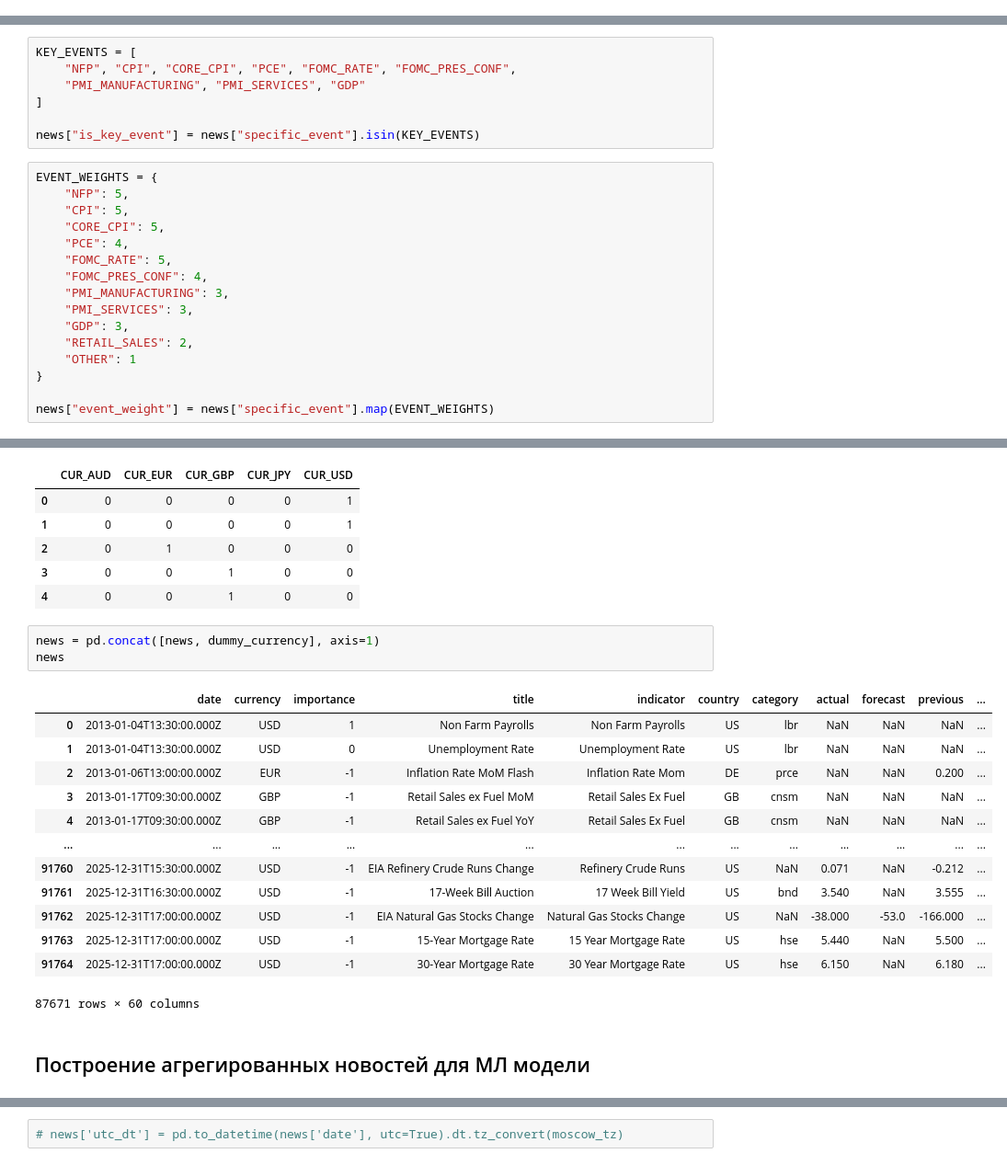
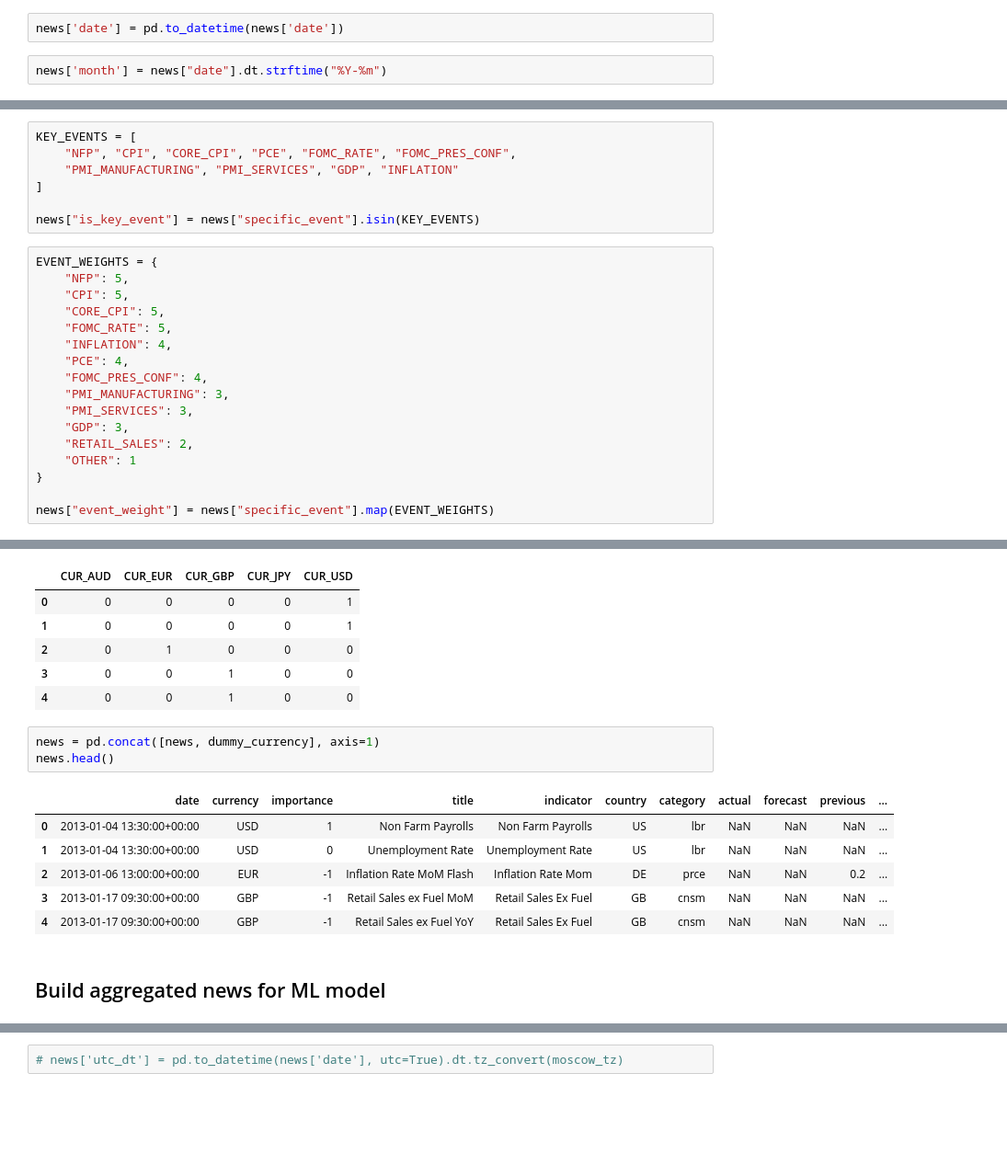
Before and after one commit to ppetrushenkov/fx_news_bot, a Jupyter notebook: notebooks/train_model_pipeline_nb.ipynb, the cells around one changed output, grey strips where cells are left out. Shown at 92% size. Cells and saved outputs as stored; diff of their text form; blank space fills up the shorter version.

```diff
--- a/notebooks/train_model_pipeline_nb.ipynb
+++ b/notebooks/train_model_pipeline_nb.ipynb
@@ -723,4 +874,8 @@ news.head()
 | 2 | 2013-01-06T13:00:00.000Z | EUR | -1 | Inflation Rate MoM Flash | Inflation Rate Mom | DE | prce | NaN | NaN | 0.2 | ... |
 | 3 | 2013-01-17T09:30:00.000Z | GBP | -1 | Retail Sales ex Fuel MoM | Retail Sales Ex Fuel | GB | cnsm | NaN | NaN | NaN | ... |
 | 4 | 2013-01-17T09:30:00.000Z | GBP | -1 | Retail Sales ex Fuel YoY | Retail Sales Ex Fuel | GB | cnsm | NaN | NaN | NaN | ... |
+# %%
+news['date'] = pd.to_datetime(news['date'])
+# %%
+news['month'] = news["date"].dt.strftime("%Y-%m")
 # %% [markdown]
@@ -728,7 +883,7 @@ news.head()
 # %%
 KEY_EVENTS = [
     "NFP", "CPI", "CORE_CPI", "PCE", "FOMC_RATE", "FOMC_PRES_CONF",
-    "PMI_MANUFACTURING", "PMI_SERVICES", "GDP"
+    "PMI_MANUFACTURING", "PMI_SERVICES", "GDP", "INFLATION"
 ]
 
 news["is_key_event"] = news["specific_event"].isin(KEY_EVENTS)
@@ -737,8 +892,9 @@ EVENT_WEIGHTS = {
     "NFP": 5,
     "CPI": 5,
     "CORE_CPI": 5,
+    "FOMC_RATE": 5,
+    "INFLATION": 4,
     "PCE": 4,
-    "FOMC_RATE": 5,
     "FOMC_PRES_CONF": 4,
     "PMI_MANUFACTURING": 3,
     "PMI_SERVICES": 3,
@@ -773,23 +929,16 @@ dummy_currency.head()
 | 4 | 0 | 0 | 1 | 0 | 0 |
 # %%
 news = pd.concat([news, dummy_currency], axis=1)
-news
+news.head()
 # %% [output]
 |  | date | currency | importance | title | indicator | country | category | actual | forecast | previous | ... |
-| 0 | 2013-01-04T13:30:00.000Z | USD | 1 | Non Farm Payrolls | Non Farm Payrolls | US | lbr | NaN | NaN | NaN | ... |
-| 1 | 2013-01-04T13:30:00.000Z | USD | 0 | Unemployment Rate | Unemployment Rate | US | lbr | NaN | NaN | NaN | ... |
-| 2 | 2013-01-06T13:00:00.000Z | EUR | -1 | Inflation Rate MoM Flash | Inflation Rate Mom | DE | prce | NaN | NaN | 0.200 | ... |
-| 3 | 2013-01-17T09:30:00.000Z | GBP | -1 | Retail Sales ex Fuel MoM | Retail Sales Ex Fuel | GB | cnsm | NaN | NaN | NaN | ... |
-| 4 | 2013-01-17T09:30:00.000Z | GBP | -1 | Retail Sales ex Fuel YoY | Retail Sales Ex Fuel | GB | cnsm | NaN | NaN | NaN | ... |
-| ... | ... | ... | ... | ... | ... | ... | ... | ... | ... | ... | ... |
-| 91760 | 2025-12-31T15:30:00.000Z | USD | -1 | EIA Refinery Crude Runs Change | Refinery Crude Runs | US | NaN | 0.071 | NaN | -0.212 | ... |
-| 91761 | 2025-12-31T16:30:00.000Z | USD | -1 | 17-Week Bill Auction | 17 Week Bill Yield | US | bnd | 3.540 | NaN | 3.555 | ... |
-| 91762 | 2025-12-31T17:00:00.000Z | USD | -1 | EIA Natural Gas Stocks Change | Natural Gas Stocks Change | US | NaN | -38.000 | -53.0 | -166.000 | ... |
-| 91763 | 2025-12-31T17:00:00.000Z | USD | -1 | 15-Year Mortgage Rate | 15 Year Mortgage Rate | US | hse | 5.440 | NaN | 5.500 | ... |
-| 91764 | 2025-12-31T17:00:00.000Z | USD | -1 | 30-Year Mortgage Rate | 30 Year Mortgage Rate | US | hse | 6.150 | NaN | 6.180 | ... |
+| 0 | 2013-01-04 13:30:00+00:00 | USD | 1 | Non Farm Payrolls | Non Farm Payrolls | US | lbr | NaN | NaN | NaN | ... |
+| 1 | 2013-01-04 13:30:00+00:00 | USD | 0 | Unemployment Rate | Unemployment Rate | US | lbr | NaN | NaN | NaN | ... |
+| 2 | 2013-01-06 13:00:00+00:00 | EUR | -1 | Inflation Rate MoM Flash | Inflation Rate Mom | DE | prce | NaN | NaN | 0.2 | ... |
+| 3 | 2013-01-17 09:30:00+00:00 | GBP | -1 | Retail Sales ex Fuel MoM | Retail Sales Ex Fuel | GB | cnsm | NaN | NaN | NaN | ... |
+| 4 | 2013-01-17 09:30:00+00:00 | GBP | -1 | Retail Sales ex Fuel YoY | Retail Sales Ex Fuel | GB | cnsm | NaN | NaN | NaN | ... |
-87671 rows × 60 columns
 # %% [markdown]
-## Построение агрегированных новостей для МЛ модели
+## Build aggregated news for ML model
 # %%
 news.head(5)
 # %% [output]
```
Also changed, not shown: parts of 122 cells of this notebook, 39 other files.
